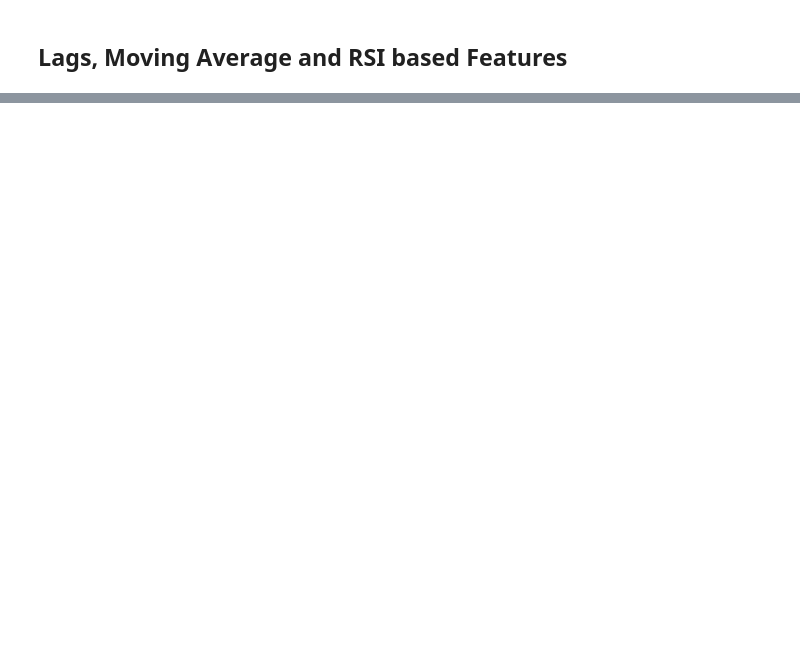
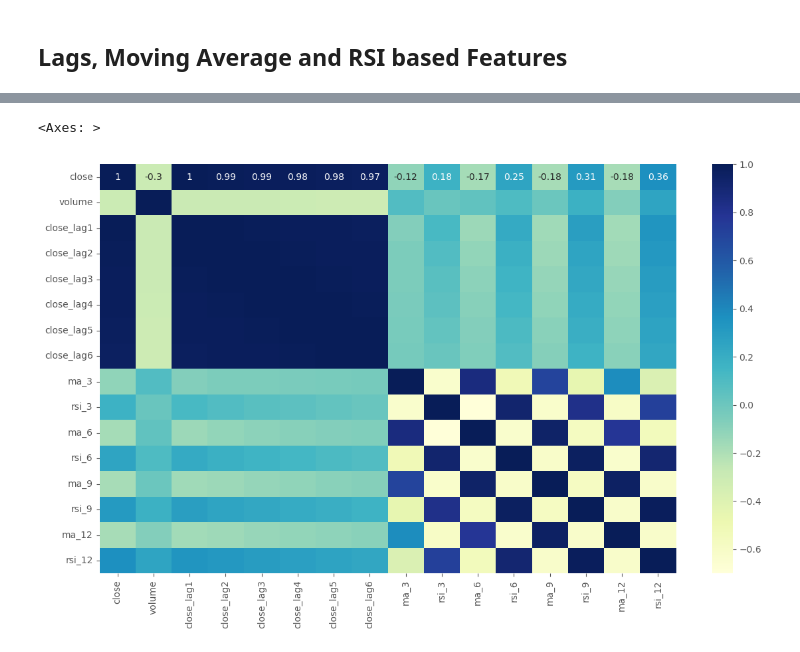
Before and after one commit to mukesh-chevula/Machine-Learning-in-Finance, a Jupyter notebook: Financial Data Understanding, EDA, and Feature Engineering/Main.ipynb, the cells around one changed output, grey strips where cells are left out. Saved outputs shown, nothing was run; the diff lists cells and outputs as text; code cells hidden in the pictures; blank space fills up the shorter version.

Commit message:
Deriving Moving Average and RSI Based Features

```diff
--- a/Financial Data Understanding, EDA, and Feature Engineering/Main.ipynb
+++ b/Financial Data Understanding, EDA, and Feature Engineering/Main.ipynb
@@ -190,0 +208,3 @@ sbn.heatmap(corr, annot=True, cmap="YlGnBu")
+# %%
+for i in range(1,7):
+    stock_agg['close_lag' + str(i)] = stock_agg['close'].shift(i)
@@ -190,0 +226,9 @@ sbn.heatmap(corr, annot=True, cmap="YlGnBu")
+# %%
+for n in [3,6,9,12]:
+
+    # Create the moving average and divide by the close price to average it out
+    stock_agg['ma_' + str(n)] = talib.SMA(stock_agg['close'].values,
+                              timeperiod = n) / stock_agg['close']
+    # Create the RSI indicator
+    stock_agg['rsi_' + str(n)] = talib.RSI(stock_agg['close'].values, timeperiod=n)
+stock_agg.head(10)
@@ -190,0 +247,7 @@ sbn.heatmap(corr, annot=True, cmap="YlGnBu")
+# %%
+plt.figure(figsize=(14,8))
+corr = stock_agg.drop(columns=["year","month","yrmo"]).corr()
+sbn.heatmap(data=corr, annot=True, cmap="YlGnBu")
+# %% [output]
+<Axes: >
+[figure, added]
```
Also changed, not shown: parts of 10 cells of this notebook.
